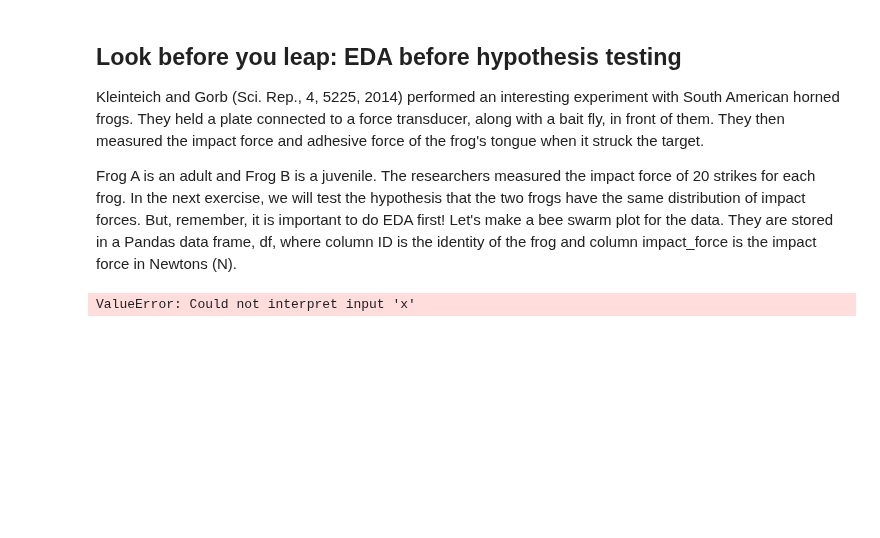
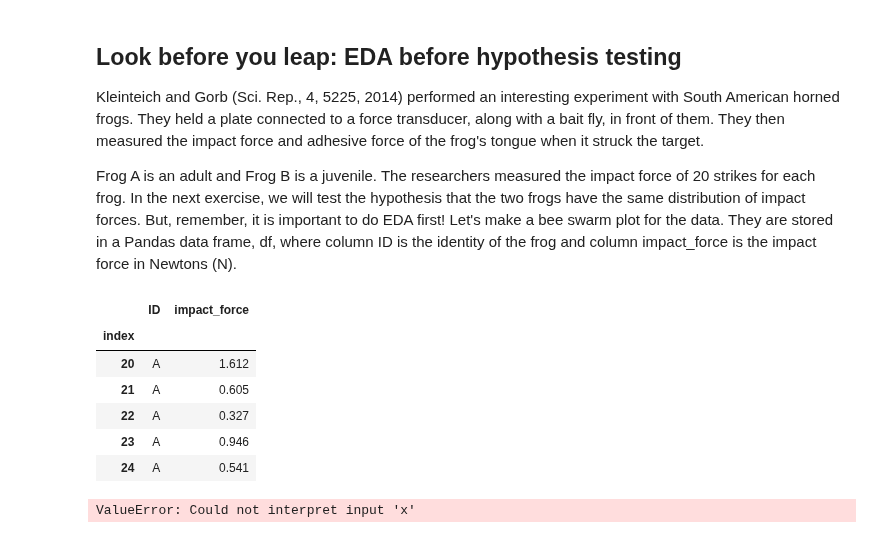
Before and after one commit to cyrsis/TensorflowPY36CPU, a Jupyter notebook: _14_Plot/EDA.ipynb, the cells around one changed output. Cells and saved outputs as stored; diff of their text form; code cells hidden in the pictures; blank space fills up the shorter version.

```diff
--- a/_14_Plot/EDA.ipynb
+++ b/_14_Plot/EDA.ipynb
@@ -1493,3 +1522,19 @@ df = pd.read_csv()
+# %%
+import pandas as pd
+import seaborn as sns
+
+path = "K:\\TensorflowPY36CPU\\TensorflowPY36CPU\\_14_Plot\\"
+df = pd.read_csv(path+'frog.csv',index_col='index')
+# %%
+df.head()
+# %% [output]
+|  | ID | impact_force |
+| index |  |  |
+| 20 | A | 1.612 |
+| 21 | A | 0.605 |
+| 22 | A | 0.327 |
+| 23 | A | 0.946 |
+| 24 | A | 0.541 |
 # %%
 # Make bee swarm plot
 sns.swarmplot(x='x',y='y',data=df)
```
Also changed, not shown: parts of 12 cells of this notebook, 2 other files.
